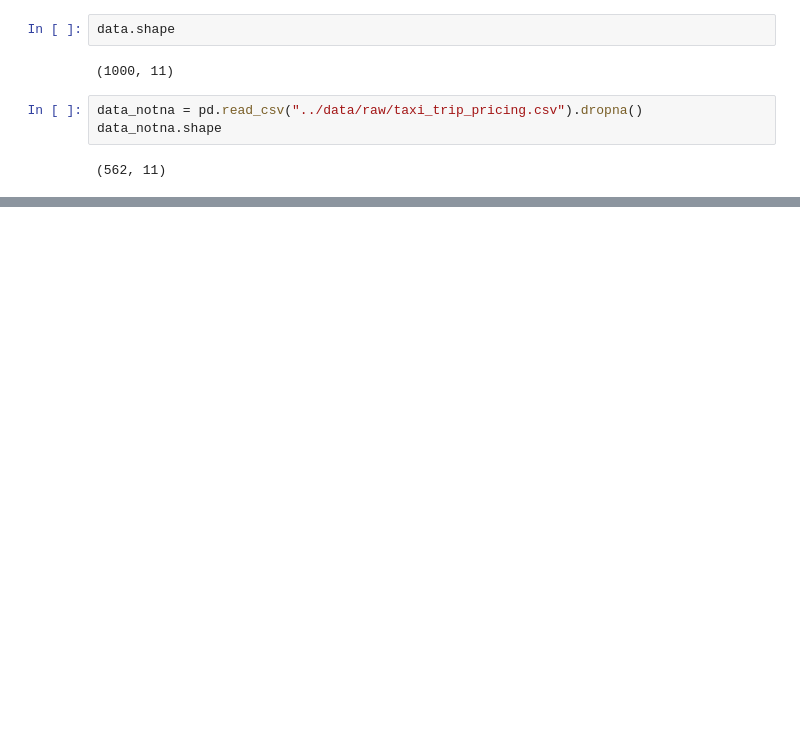
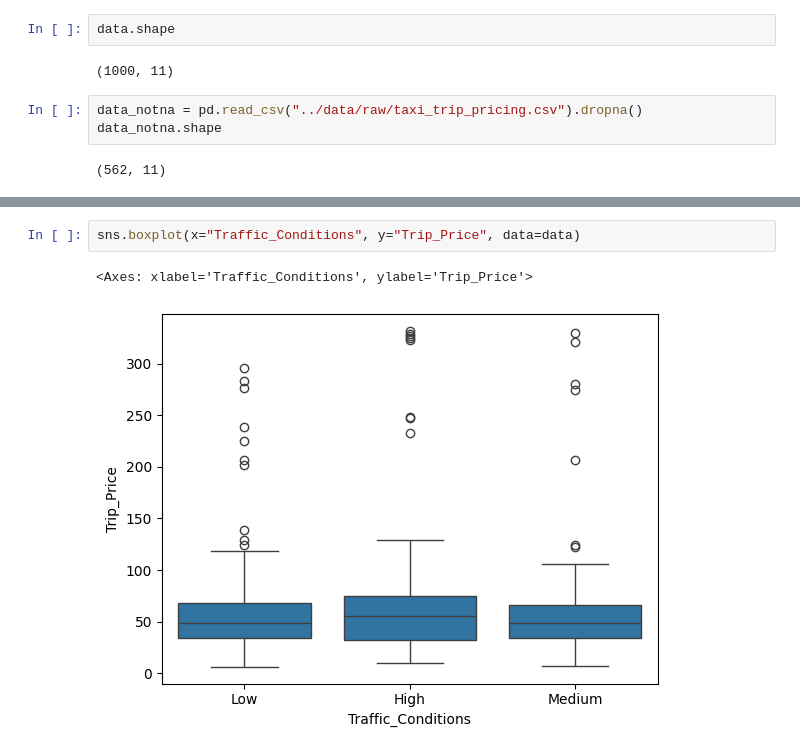
Before and after one commit to pytt156/taxi-prediction-fullstack-daniela, a Jupyter notebook: notebooks/01_eda.ipynb, the cells around one changed output, grey strips where cells are left out. Drawn from its saved outputs; the diff is of its cells as text; blank space fills up the shorter version.

```diff
--- a/notebooks/01_eda.ipynb
+++ b/notebooks/01_eda.ipynb
@@ -25,0 +144,5 @@ data_notna.shape
+# %%
+sns.boxplot(x="Traffic_Conditions", y="Trip_Price", data=data)
+# %% [output]
+<Axes: xlabel='Traffic_Conditions', ylabel='Trip_Price'>
+[figure, added]
```
Also changed, not shown: parts of 14 cells of this notebook, 20 other files.
